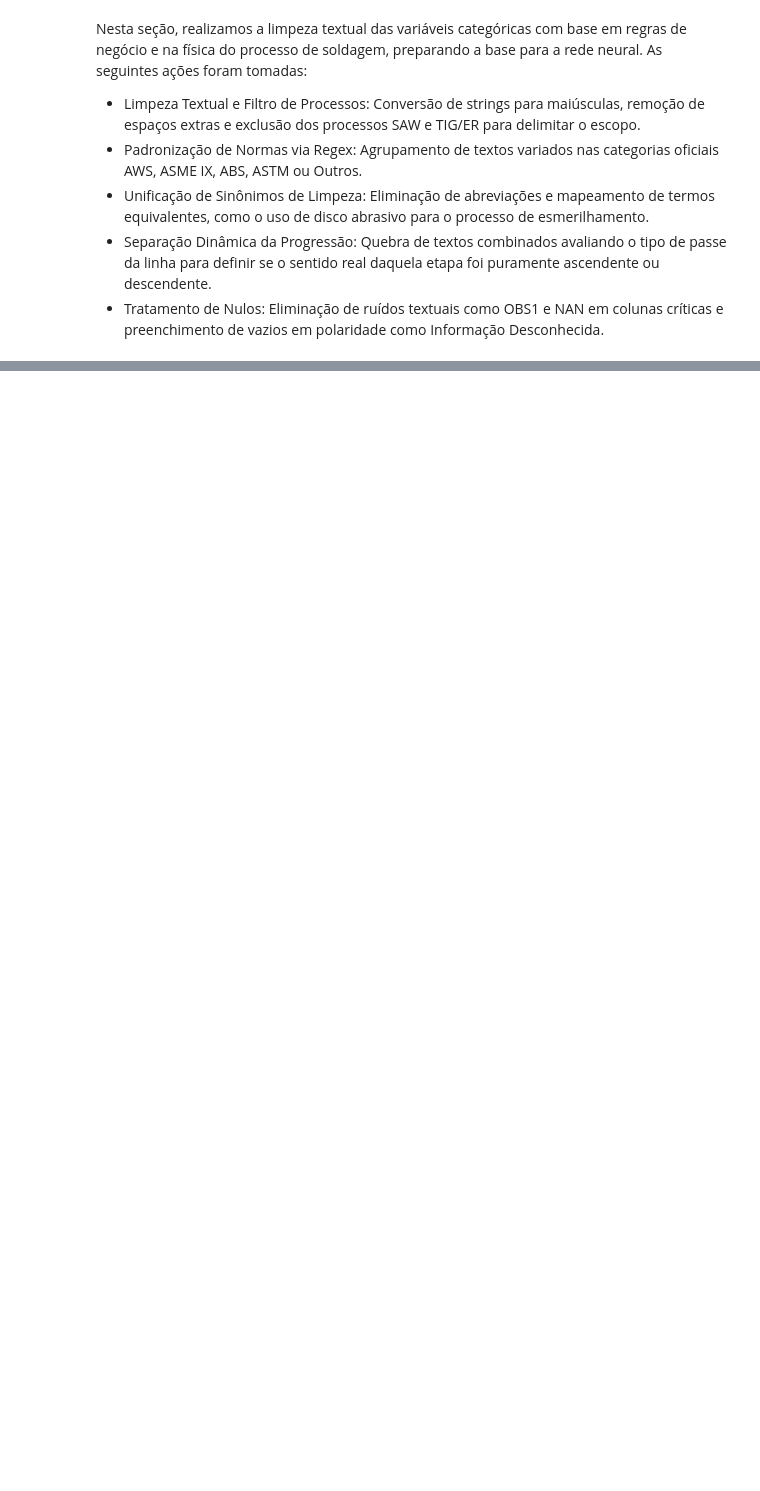
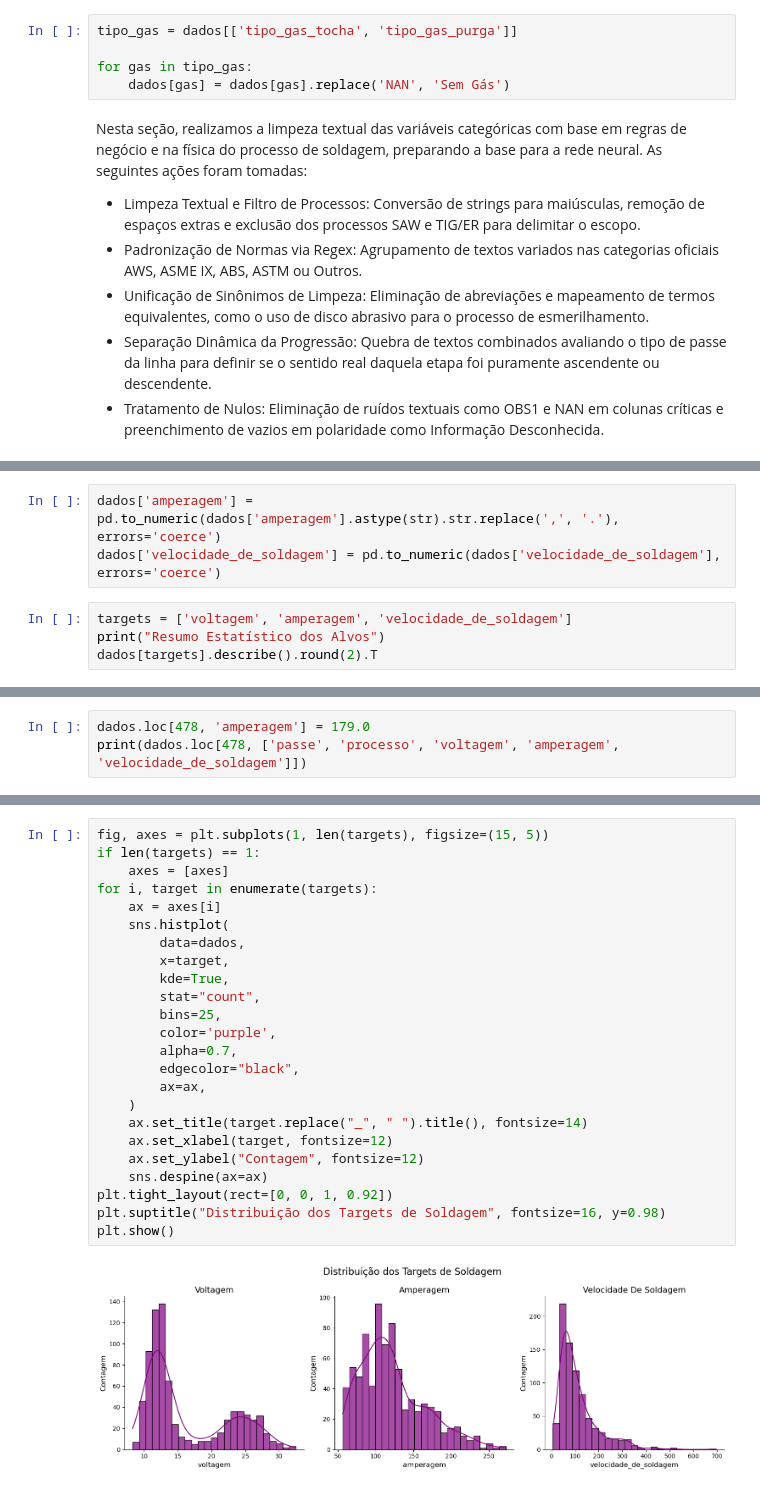
Before and after one commit to GiovanaSantiagoLima/welding-optuna-pytorch, a Jupyter notebook: notebook/eda.ipynb, the cells around one changed output, grey strips where cells are left out. Cells and saved outputs as stored; diff of their text form; blank space fills up the shorter version.

Commit message:
adiciona análise estatística dos alvos, estudo das correlações e o início da análise das variáveis para entender como fazer o pre processamento dos dados

```diff
--- a/notebook/eda.ipynb
+++ b/notebook/eda.ipynb
@@ -405,3 +453,8 @@ array(['INVERSA', 'DIRETA', 'Informação Desconhecida'], dtype=object)
+# %%
+tipo_gas = dados[['tipo_gas_tocha', 'tipo_gas_purga']]
+
+for gas in tipo_gas:
+    dados[gas] = dados[gas].replace('NAN', 'Sem Gás')
 # %% [markdown]
 Nesta seção, realizamos a limpeza textual das variáveis categóricas com base em regras de negócio e na física do processo de soldagem, preparando a base para a rede neural. As seguintes ações foram tomadas:
 * Limpeza Textual e Filtro de Processos: Conversão de strings para maiúsculas, remoção de espaços extras e exclusão dos processos SAW e TIG/ER para delimitar o escopo.
@@ -411,0 +471,7 @@ Nesta seção, realizamos a limpeza textual das variáveis categóricas com base
+# %%
+dados['amperagem'] = pd.to_numeric(dados['amperagem'].astype(str).str.replace(',', '.'), errors='coerce')
+dados['velocidade_de_soldagem'] = pd.to_numeric(dados['velocidade_de_soldagem'], errors='coerce')
+# %%
+targets = ['voltagem', 'amperagem', 'velocidade_de_soldagem']
+print("Resumo Estatístico dos Alvos")
+dados[targets].describe().round(2).T
@@ -411,0 +484,3 @@ Nesta seção, realizamos a limpeza textual das variáveis categóricas com base
+# %%
+dados.loc[478, 'amperagem'] = 179.0
+print(dados.loc[478, ['passe', 'processo', 'voltagem', 'amperagem', 'velocidade_de_soldagem']])
@@ -411,0 +501,26 @@ Nesta seção, realizamos a limpeza textual das variáveis categóricas com base
+# %%
+fig, axes = plt.subplots(1, len(targets), figsize=(15, 5))
+if len(targets) == 1:
+    axes = [axes]
+for i, target in enumerate(targets):
+    ax = axes[i]
+    sns.histplot(
+        data=dados,
+        x=target,
+        kde=True,
+        stat="count",
+        bins=25,
+        color='purple',
+        alpha=0.7,
+        edgecolor="black",
+        ax=ax,
+    )
+    ax.set_title(target.replace("_", " ").title(), fontsize=14)
+    ax.set_xlabel(target, fontsize=12)
+    ax.set_ylabel("Contagem", fontsize=12)
+    sns.despine(ax=ax)
+plt.tight_layout(rect=[0, 0, 1, 0.92])
+plt.suptitle("Distribuição dos Targets de Soldagem", fontsize=16, y=0.98)
+plt.show()
+# %% [output]
+[figure, added]
```
Also changed, not shown: parts of 43 cells of this notebook.
